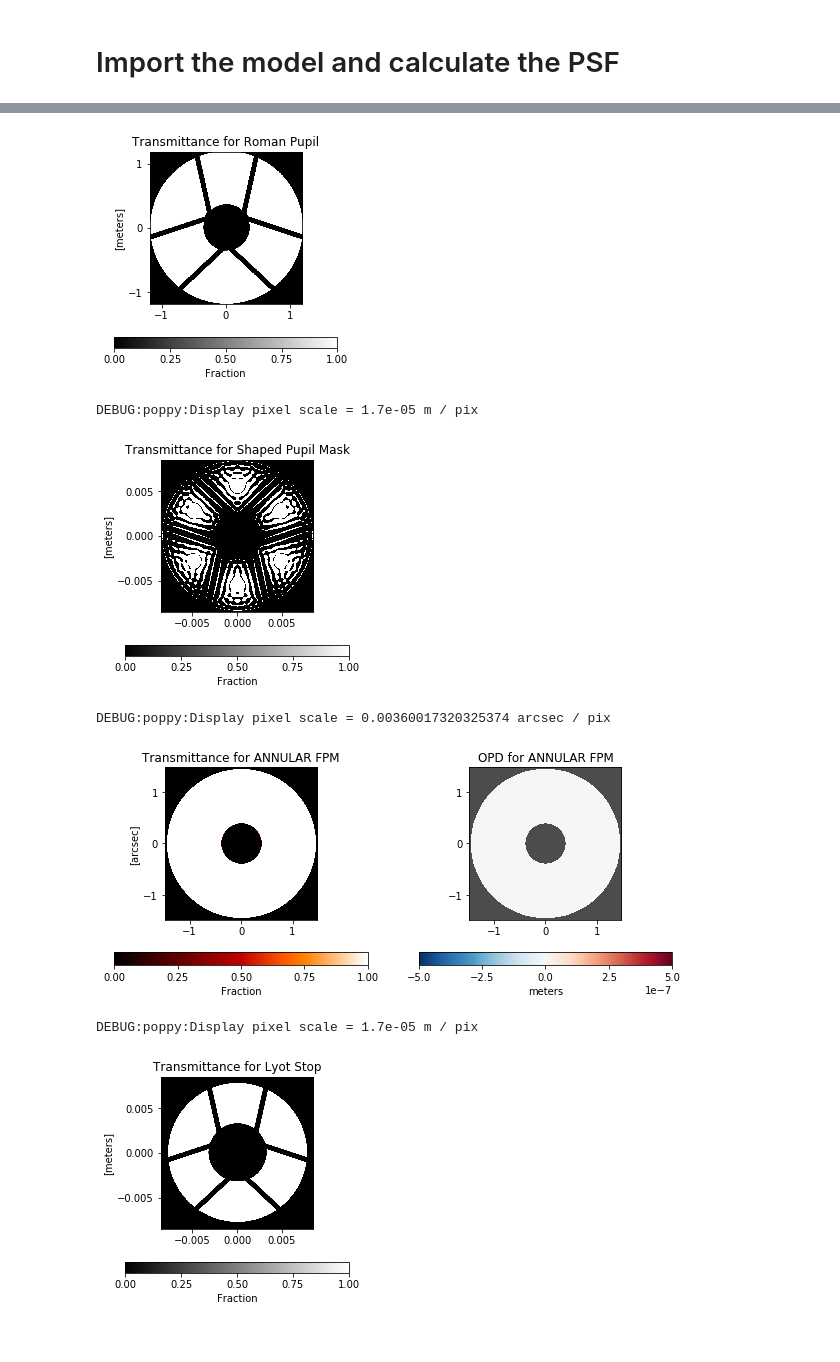
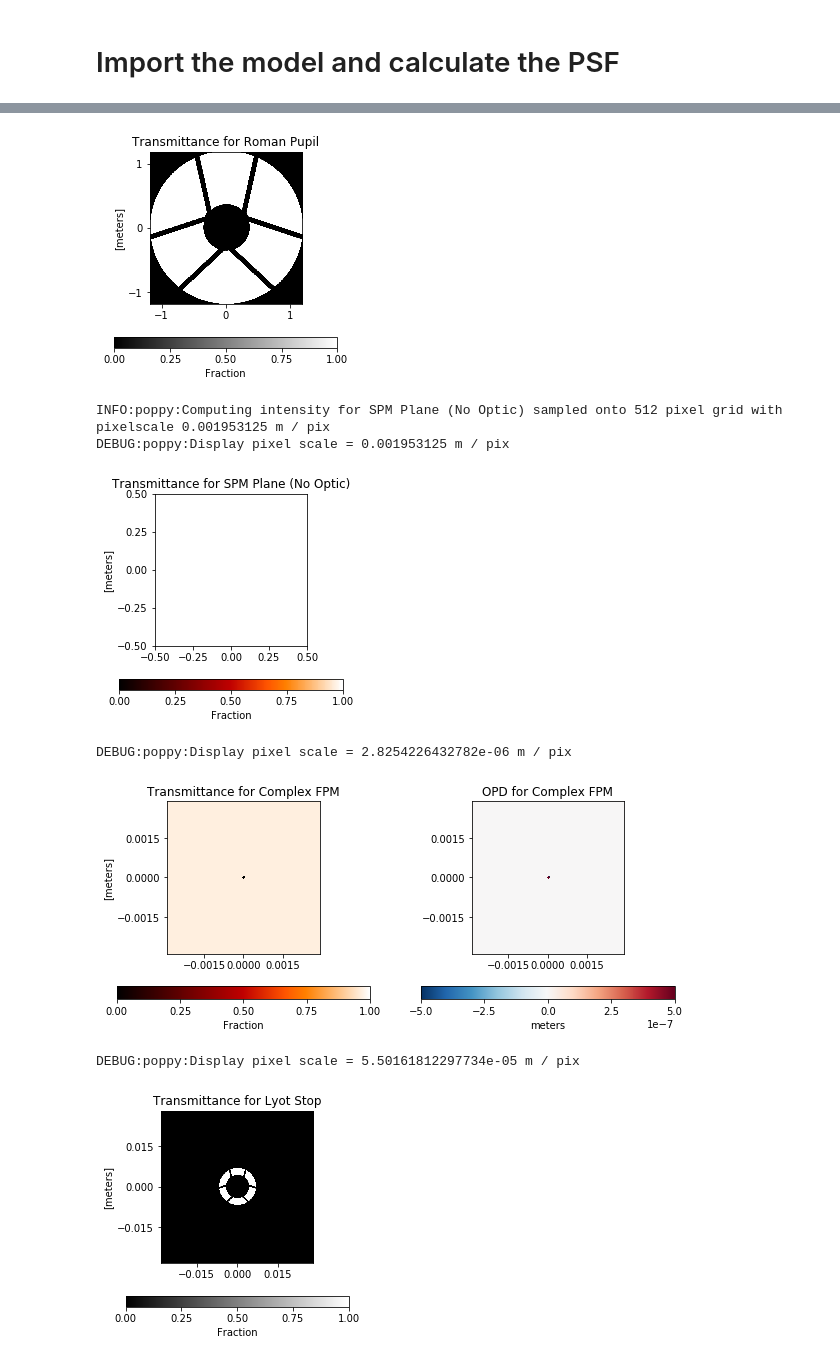
Before and after one commit to kian1377/Roman-CGI-POPPY, a Jupyter notebook: run_romancgi_modes.ipynb, the cells around one changed output, grey strips where cells are left out. Saved outputs shown, nothing was run; the diff lists cells and outputs as text; code cells hidden in the pictures.

```diff
--- a/run_romancgi_modes.ipynb
+++ b/run_romancgi_modes.ipynb
@@ -8,18 +8,19 @@ import misc
 import romancgi_modes as modes
 reload(misc); reload(modes)
 
-offsets = (10, 0)
-psf,wfs = modes.run_model(npix=800,
+offsets = (4.5, 0)
+psf,wfs = modes.run_model(npix=1024,
                           oversample=2,
-                          mode='SPC825',
-#                           mode='HLC575',
-#                           lambda_m=800e-9*u.m,
-                          offsets=offsets,
+#                           mode='SPC825',
+                          mode='HLC575',
+#                           lambda_m=600e-9*u.m,
+#                           offsets=offsets,
                           use_fpm=True,
 #                           use_errors=True,
 #                           use_dms=True,
 #                           use_fieldstop=True,
-                          use_apertures=True,
+#                           use_apertures=True,
 #                           display_intermediates=True,
+                          save_waves=True,
                          )
 # %% [output]
@@ -39,11 +37,12 @@ INFO:poppy:Lyot Stop: Loaded amplitude transmission from /groups/douglase/webbps
 DEBUG:poppy:Display pixel scale = 0.0023633372 m / pix
 [figure]
-DEBUG:poppy:Display pixel scale = 1.7e-05 m / pix
+INFO:poppy:Computing intensity for SPM Plane (No Optic) sampled onto 512 pixel grid with pixelscale 0.001953125 m / pix
+DEBUG:poppy:Display pixel scale = 0.001953125 m / pix
-[figure, old version]
+[figure, new version]
-DEBUG:poppy:Display pixel scale = 0.00360017320325374 arcsec / pix
+DEBUG:poppy:Display pixel scale = 2.8254226432782e-06 m / pix
-[figure, old version]
+[figure, new version]
-DEBUG:poppy:Display pixel scale = 1.7e-05 m / pix
+DEBUG:poppy:Display pixel scale = 5.50161812297734e-05 m / pix
-[figure, old version]
+[figure, new version]
 INFO:poppy:Computing both for DM1 Plane (No Optic) sampled onto 512 pixel grid with pixelscale 0.001953125 m / pix
 DEBUG:poppy:Display pixel scale = 0.001953125 m / pix
 [figure]
```
Also changed, not shown: parts of 1 cell of this notebook, 8 other files.
